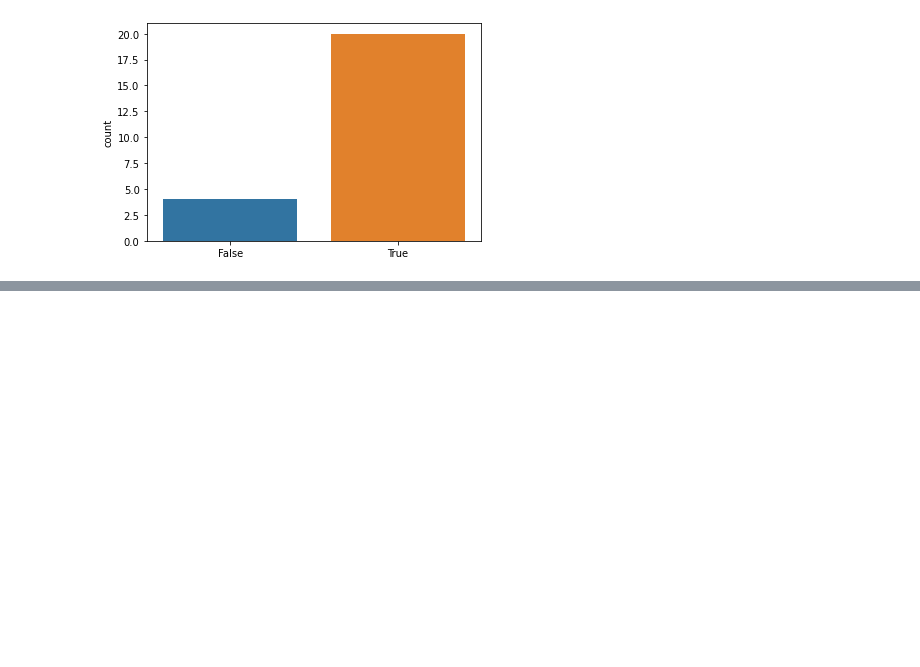
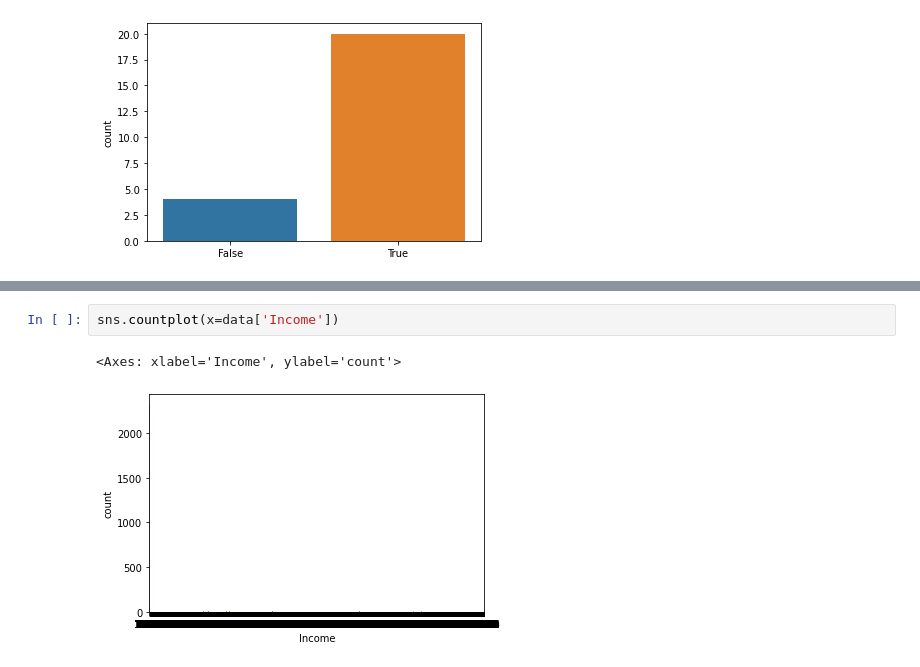
Before and after one commit to caraujom/Labs_IH, a Jupyter notebook: Lab_Round3ipynb.ipynb, the cells around one changed output, grey strips where cells are left out. Drawn from its saved outputs; the diff is of its cells as text; blank space fills up the shorter version.

```diff
--- a/Lab_Round3ipynb.ipynb
+++ b/Lab_Round3ipynb.ipynb
@@ -96,0 +148,5 @@ sns.countplot(x=data.all())
+# %%
+sns.countplot(x=data['Income'])
+# %% [output]
+<Axes: xlabel='Income', ylabel='count'>
+[figure, added]
```
Also changed, not shown: parts of 8 cells of this notebook.
